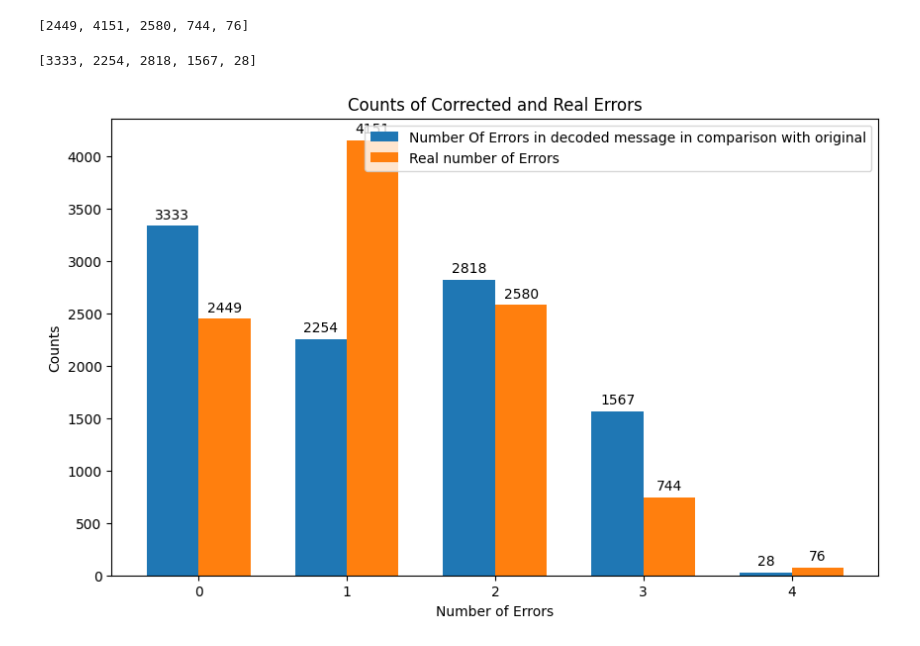
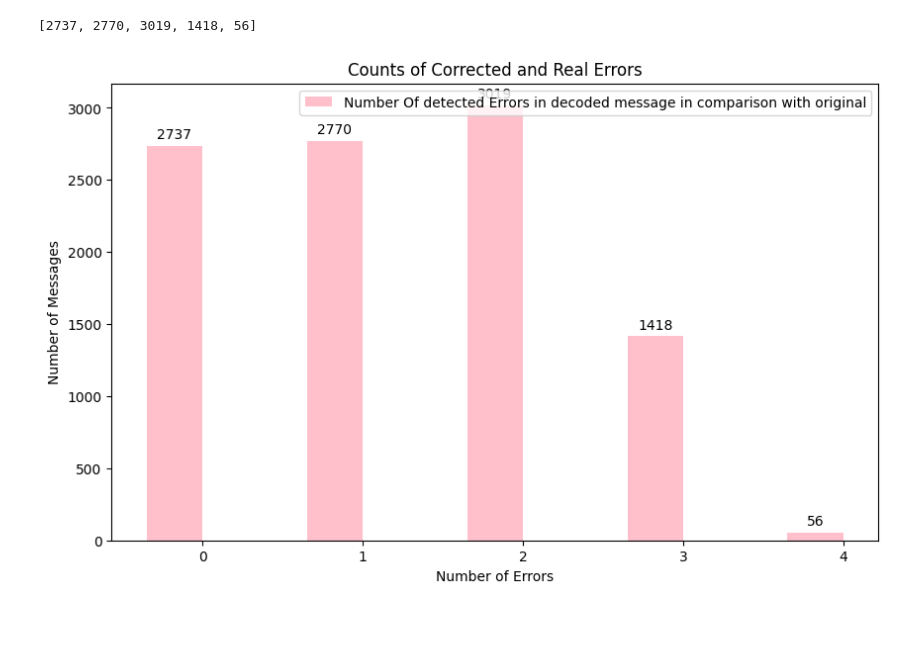
Before and after one commit to UCU-exp/la-project, a Jupyter notebook: library/src/la_coding_theory/humming.ipynb, the cells around one changed output. Drawn from its saved outputs; the diff is of its cells as text; code cells hidden in the pictures.

```diff
--- a/library/src/la_coding_theory/humming.ipynb
+++ b/library/src/la_coding_theory/humming.ipynb
@@ -168,0 +62,27 @@ Decoded Data: 0000
+# %%
+def hamming_74_decode(encoded):
+    if len(encoded) != 7:
+        raise ValueError("Encoded data must be 7 bits long")
+
+    H = [[1, 0, 1, 0, 1, 0, 1], [0, 1, 1, 0, 0, 1, 1], [0, 0, 0, 1, 1, 1, 1]]
+
+    encoded_bits = [int(bit) for bit in encoded]
+
+    syndrome = [sum(encoded_bits[j] * H[i][j] for j in range(7)) % 2 for i in range(3)]
+
+    error_pos = sum(syndrome[i] * (2**i) for i in range(3))
+
+    if error_pos != 0:
+        encoded_bits[error_pos - 1] = 1 - encoded_bits[error_pos - 1]
+
+    decoded_data = [encoded_bits[i] for i in [2, 4, 5, 6]]
+
+    decoded = "".join(map(str, decoded_data))
+
+    return decoded
+
+
+encoded_message = "0001111"
+decoded_data = hamming_74_decode(encoded_message)
+print("Encoded Message:", encoded_message)
+print("Decoded Data:", decoded_data)
@@ -332,22 +181,3 @@ print(
-# %%
-def check_equality(original_message_list, new_message_list):
-    corrected_errors = [0] * 5
-    for i in range(len(original_message_list)):
-        counter_of_errors = 0
-        for j in range(len(original_message_list[i])):
-            if (
-                j not in [0, 1, 3]
-                and original_message_list[i][j] != new_message_list[i][j]
-            ):
-                counter_of_errors += 1
-        corrected_errors[counter_of_errors] += 1
-    return corrected_errors
-
-print(
-    check_equality(list_of_messages_encoded_10000, list_of_messages_with_errors_10000)
-)
-# %% [output]
-[2449, 4151, 2580, 744, 76]
 # %%
 import numpy as np
 import matplotlib.pyplot as plt
@@ -359,48 +189,42 @@ corrected_counts = []
 corrected_counts = count_errors(list_of_messages_10000, list_of_messages_decode_10000)
 print(corrected_counts)
 
-real_number_of_errors = check_equality(
-    list_of_messages_encoded_10000, list_of_messages_with_errors_10000
-)
-
 x = np.arange(len(corrected_counts))
 
 width = 0.35
 
 fig, ax = plt.subplots(figsize=(10, 6))
 rects1 = ax.bar(
     x - width / 2,
     corrected_counts,
     width,
-    label="Number Of Errors in decoded message in comparison with original",
-)
-rects2 = ax.bar(
-    x + width / 2, real_number_of_errors, width, label="Real number of Errors"
+    label="Number Of detected Errors in decoded message in comparison with original",
+    color="pink",
 )
 
 ax.set_xlabel("Number of Errors")
-ax.set_ylabel("Counts")
+ax.set_ylabel("Number of Messages")
 ax.set_title("Counts of Corrected and Real Errors")
 ax.set_xticks(x)
 ax.legend()
 
 
 def autolabel(rects):
     for rect in rects:
         height = rect.get_height()
         ax.annotate(
             "{}".format(height),
             xy=(rect.get_x() + rect.get_width() / 2, height),
             xytext=(0, 3),
             textcoords="offset points",
             ha="center",
             va="bottom",
         )
 
+
 autolabel(rects1)
-autolabel(rects2)
 
 plt.show()
 # %% [output]
-[3333, 2254, 2818, 1567, 28]
+[2737, 2770, 3019, 1418, 56]
-[figure, old version]
+[figure, new version]
```
Also changed, not shown: parts of 14 cells of this notebook, 3 other files.
